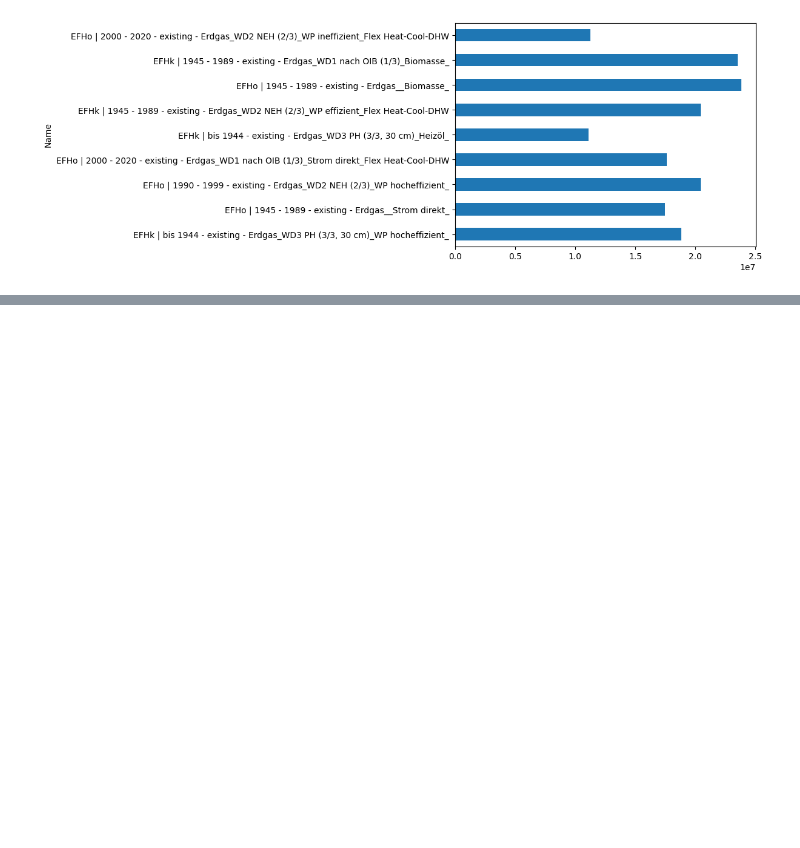
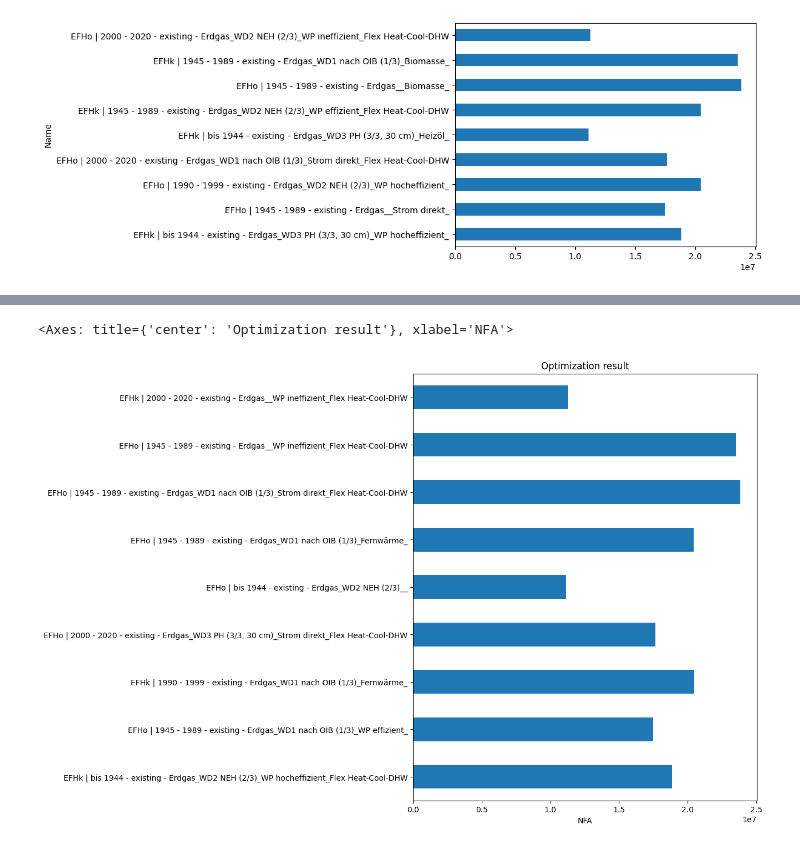
Before and after one commit to simonschaluppe/archifer, a Jupyter notebook: notebooks/from_scratch.ipynb, the cells around one changed output, grey strips where cells are left out. Saved outputs shown, nothing was run; the diff lists cells and outputs as text; code cells hidden in the pictures; blank space fills up the shorter version.

```diff
--- a/notebooks/from_scratch.ipynb
+++ b/notebooks/from_scratch.ipynb
@@ -296,0 +305,3 @@ objective_terms = []
+# %%
+bs = BuildingSector(archetype_df=archetype_df)
+bs.archetypes
@@ -296,0 +323,20 @@ objective_terms = []
+# %%
+constraints_df = pd.read_excel("../data/constraints_sector_model.xlsx", sheet_name="NGF" )
+constraints_df = constraints_df[
+    constraints_df["Region – Gebietsstand 2023 (Ebene +2)"] == "Zusammen"
+]
+filter_cols = [
+    "Gebäudeigenschaft (überwiegende Nutzung) (Ebene +2)",
+    "Nettogrundfläche in Quadratmetern (in Klassen) (Ebene +1)",
+    "Bauperiode (Ebene +2)"
+]
+
+
+bs.add_constraints_from_df(constraints_df=constraints_df,
+                           filter_cols=filter_cols,
+                           target_col = "Anzahl NGF m²",
+                           column="Anzahl NGF m²",
+                           type="sum",
+                           weight=1_000_000,
+                           name_prefix="Stat_AT_NFA"
+                            )
@@ -296,0 +375,5 @@ objective_terms = []
+# %%
+bs.plot_result()
+# %% [output]
+<Axes: title={'center': 'Optimization result'}, xlabel='NFA'>
+[figure, added]
```
Also changed, not shown: parts of 6 cells of this notebook, 12 other files.
